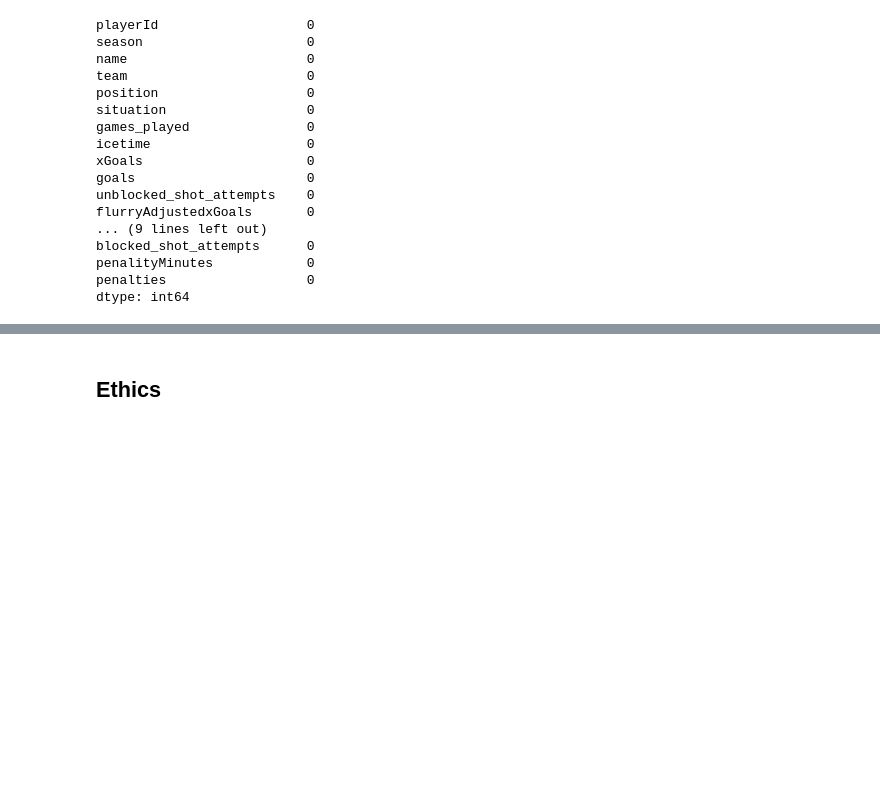
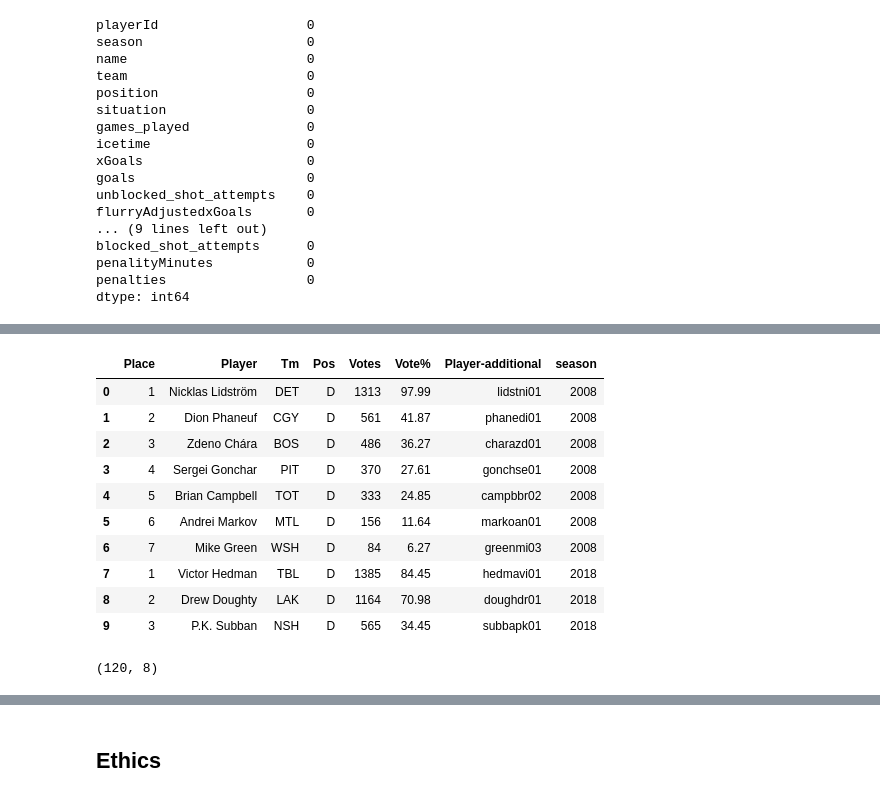
Before and after one commit to COGS108/Group118_WI26, a Jupyter notebook: 01-DataCheckpoint.ipynb, the cells around one changed output, grey strips where cells are left out. Cells and saved outputs as stored; diff of their text form; code cells hidden in the pictures; blank space fills up the shorter version.

Commit message:
Finished the vezina and the norris dataset cleaning

```diff
--- a/01-DataCheckpoint.ipynb
+++ b/01-DataCheckpoint.ipynb
@@ -617,0 +629,3 @@ df_goalies_interim.to_csv(processed_data_dir / 'season_lvl_goalies_interim.csv',
+# %%
+norris_df_raw = pd.read_csv('data/00-raw/norris/norris_combined.csv')
+vezina_df_raw = pd.read_csv('data/00-raw/vezina/vezina_combined.csv')
@@ -617,0 +646,23 @@ df_goalies_interim.to_csv(processed_data_dir / 'season_lvl_goalies_interim.csv',
+# %%
+# Initial cleaning and whitespace normalization
+norris_df = norris_df_raw.copy()
+norris_df.columns = [c.strip() for c in norris_df.columns]
+for c in norris_df.columns:
+    if norris_df[c].dtype == object:
+        norris_df[c] = norris_df[c].str.strip()
+
+
+# Drop columns we don't care about by keyword matching
+drop_keywords = ['Age', '1st', '2nd', '3rd', '4th', '5th', 'G', 'A', 'PTS', '+/-', 'W', 'L', 'T/O', 'GAA', 'SV%', 'OPS', 'DPS', 'GPS', 'PS']
+to_drop = list(set(drop_keywords))
+print("Columns to drop", to_drop)
+norris_df = norris_df.drop(columns=to_drop, errors='ignore')
+
+
+# Remove rows with <5% of season points
+before = len(norris_df)
+norris_df = norris_df[norris_df['Vote%'].astype(float).fillna(0) >= 5.0]
+after = len(norris_df)
+print(f"Dropped {before-after} rows with <5% of season points")
+
+display(norris_df.head(5))
@@ -617,0 +678,30 @@ df_goalies_interim.to_csv(processed_data_dir / 'season_lvl_goalies_interim.csv',
+# %%
+processed_norris_path = processed_data_dir / "norris_voting_2008_2025_processed.csv"
+norris_df.to_csv(processed_norris_path, index=False)
+
+# The dataset is tidy, because Each variable is a column, each observation is a row, and each value is atomic
+df = pd.read_csv(processed_norris_path)
+
+# Size of the dataset
+df.shape
+
+# Show missing fields (dataset is complete, nothing is missing)
+df.isna().sum()
+
+df.head(10)
+# %% [output]
+|  | Place | Player | Tm | Pos | Votes | Vote% | Player-additional | season |
+| 0 | 1 | Nicklas Lidström | DET | D | 1313 | 97.99 | lidstni01 | 2008 |
+| 1 | 2 | Dion Phaneuf | CGY | D | 561 | 41.87 | phanedi01 | 2008 |
+| 2 | 3 | Zdeno Chára | BOS | D | 486 | 36.27 | charazd01 | 2008 |
+| 3 | 4 | Sergei Gonchar | PIT | D | 370 | 27.61 | gonchse01 | 2008 |
+| 4 | 5 | Brian Campbell | TOT | D | 333 | 24.85 | campbbr02 | 2008 |
+| 5 | 6 | Andrei Markov | MTL | D | 156 | 11.64 | markoan01 | 2008 |
+| 6 | 7 | Mike Green | WSH | D | 84 | 6.27 | greenmi03 | 2008 |
+| 7 | 1 | Victor Hedman | TBL | D | 1385 | 84.45 | hedmavi01 | 2018 |
+| 8 | 2 | Drew Doughty | LAK | D | 1164 | 70.98 | doughdr01 | 2018 |
+| 9 | 3 | P.K. Subban | NSH | D | 565 | 34.45 | subbapk01 | 2018 |
+# %%
+norris_df.shape
+# %% [output]
+(120, 8)
```
Also changed, not shown: parts of 12 cells of this notebook, 1 other file.
